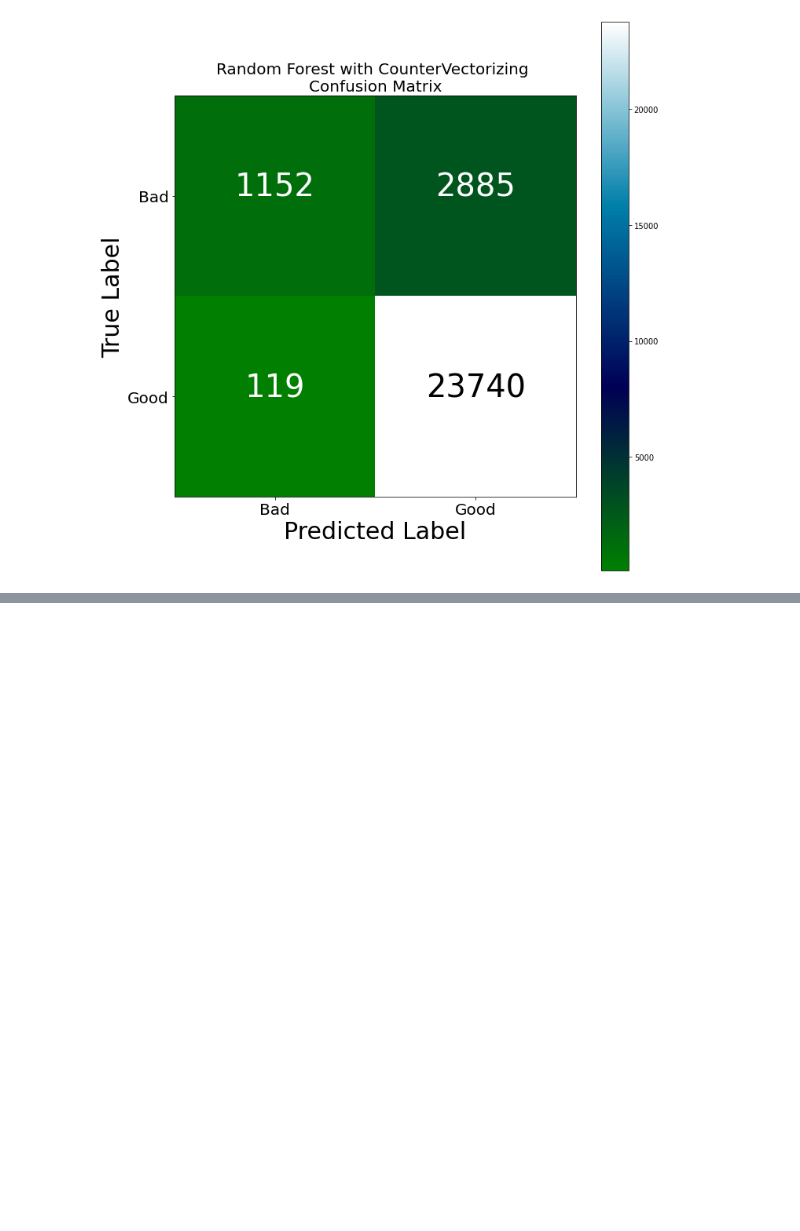
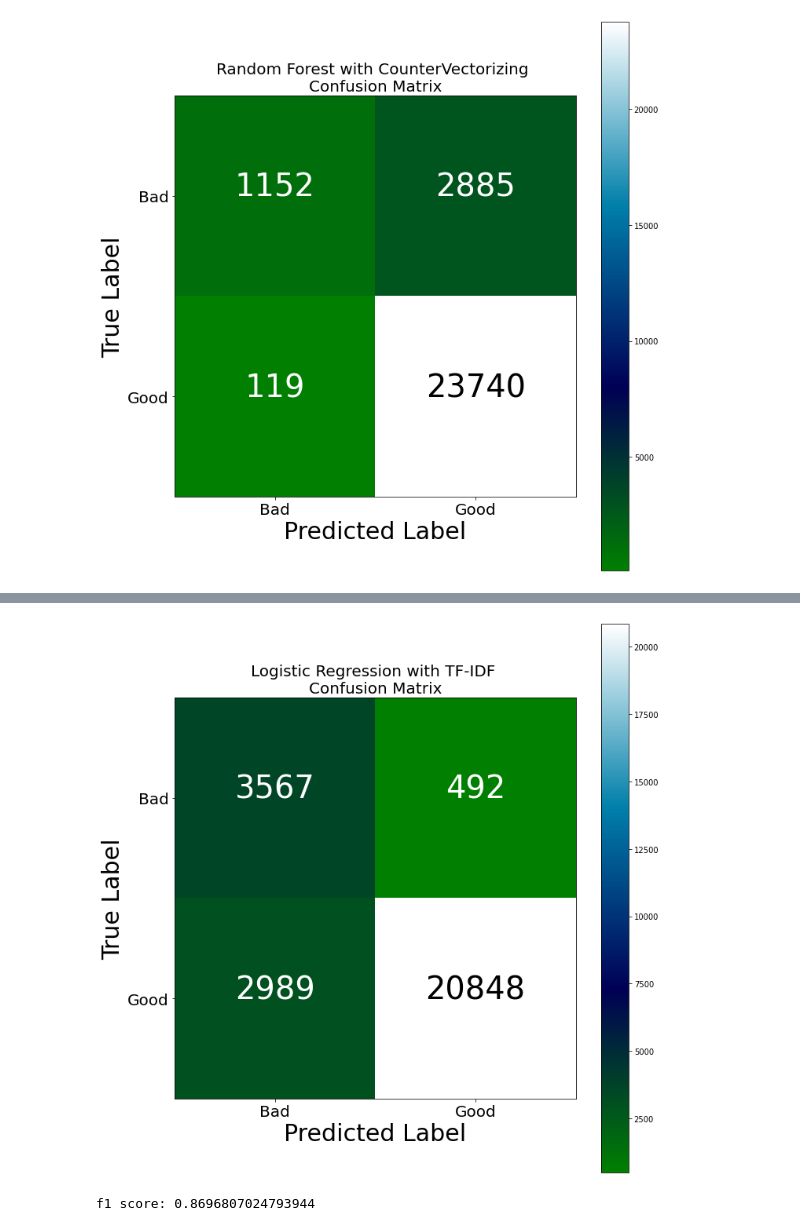
Before and after one commit to DimitrisFot/Amazon-Game-Reviews-Analysis, a Jupyter notebook: Sentiment Analysis.ipynb, the cells around one changed output, grey strips where cells are left out. Cells and saved outputs as stored; diff of their text form; code cells hidden in the pictures; blank space fills up the shorter version.

```diff
--- a/Sentiment Analysis.ipynb
+++ b/Sentiment Analysis.ipynb
@@ -346,0 +455,8 @@ disp_confusion_matrix(y_pred_cv_rf, "Random Forest")
+# %%
+# Call the modeling function for logistic regression with TF-IDF and print f1 score
+modeling(LogisticRegression(multi_class = 'multinomial', solver = 'sag',
+                            class_weight = 'balanced', C = 0.1, n_jobs = -1, random_state = 42),
+                            tfidf_vect_train, tfidf_vect_test)
+
+# Assign y_pred to a variable for further process
+y_pred_tfidf_logreg = y_pred
@@ -346,0 +477,14 @@ disp_confusion_matrix(y_pred_cv_rf, "Random Forest")
+# %%
+# Print confusion matrix for logistic regression with TF-IDF
+disp_confusion_matrix(y_pred_tfidf_logreg, "Logistic Regression", "TF-IDF")
+# %% [output]
+[figure, added]
+# %%
+# Call the modeling function for random forest classifier with TF-IDF and print f1 score
+modeling(RandomForestClassifier(n_estimators = 100, random_state = 42),
+         tfidf_vect_train, tfidf_vect_test)
+
+# Assign y_pred to a variable for further process
+y_pred_tfidf_rf = y_pred
+# %% [output]
+f1 score: 0.8696807024793944
```
Also changed, not shown: parts of 57 cells of this notebook.
